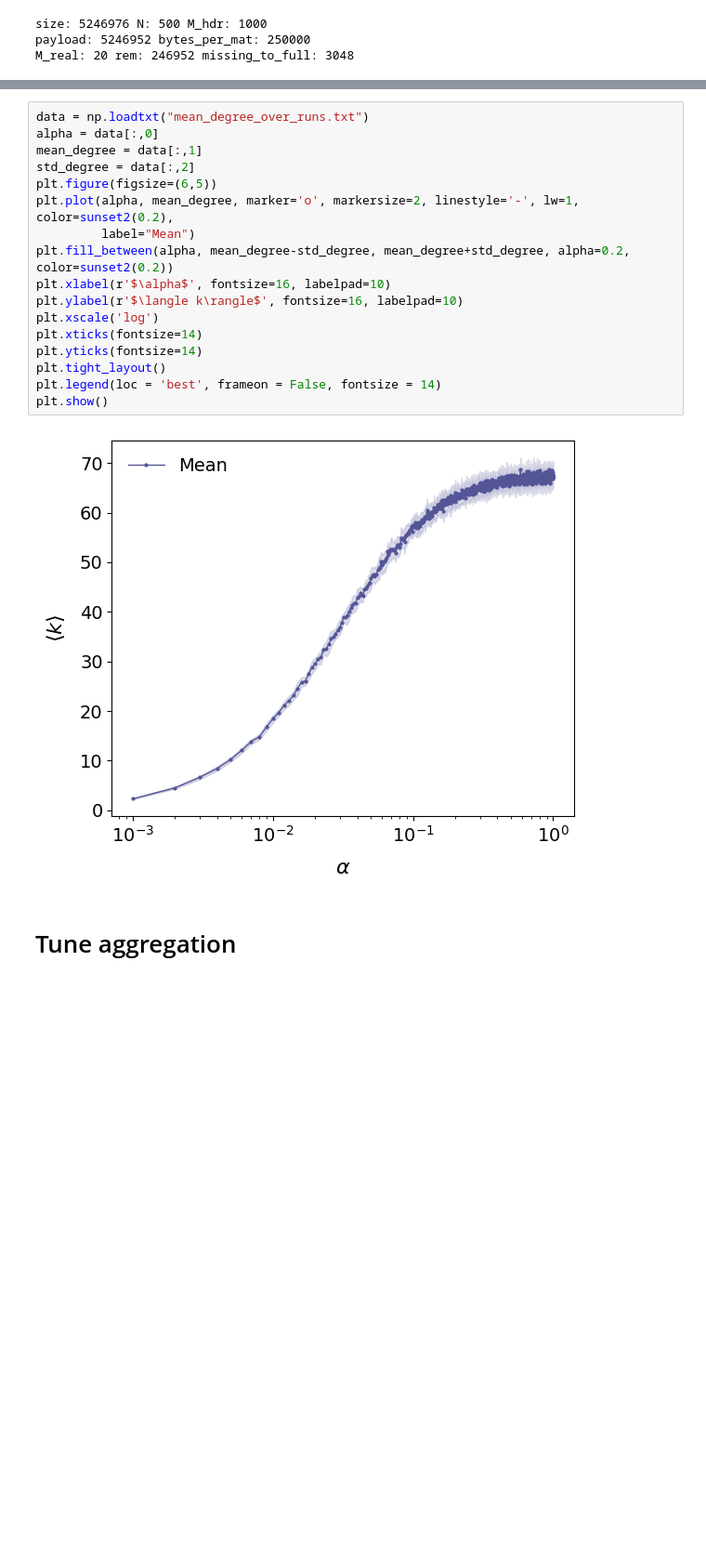
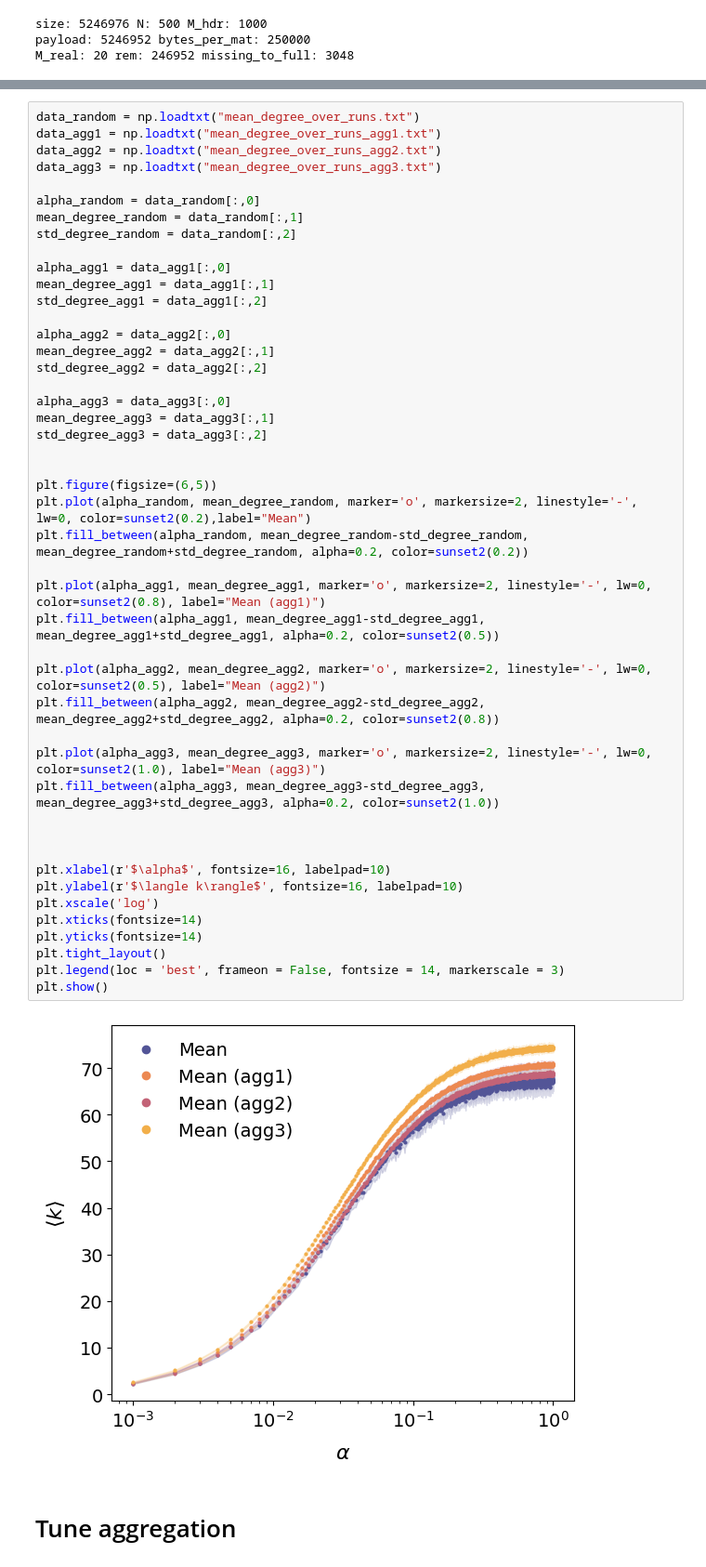
Before and after one commit to underDD/TFM, a Jupyter notebook: plots.ipynb, the cells around one changed output, grey strips where cells are left out. Shown at 93% size. Saved outputs shown, nothing was run; the diff lists cells and outputs as text; blank space fills up the shorter version.

```diff
--- a/plots.ipynb
+++ b/plots.ipynb
@@ -382,22 +445,51 @@ Saltando networks\adjacency_matrix_run019.bin
 # %%
-data = np.loadtxt("mean_degree_over_runs.txt")
-alpha = data[:,0]
-mean_degree = data[:,1]
-std_degree = data[:,2]
+data_random = np.loadtxt("mean_degree_over_runs.txt")
+data_agg1 = np.loadtxt("mean_degree_over_runs_agg1.txt")
+data_agg2 = np.loadtxt("mean_degree_over_runs_agg2.txt")
+data_agg3 = np.loadtxt("mean_degree_over_runs_agg3.txt")
+
+alpha_random = data_random[:,0]
+mean_degree_random = data_random[:,1]
+std_degree_random = data_random[:,2]
+
+alpha_agg1 = data_agg1[:,0]
+mean_degree_agg1 = data_agg1[:,1]
+std_degree_agg1 = data_agg1[:,2]
+
+alpha_agg2 = data_agg2[:,0]
+mean_degree_agg2 = data_agg2[:,1]
+std_degree_agg2 = data_agg2[:,2]
+
+alpha_agg3 = data_agg3[:,0]
+mean_degree_agg3 = data_agg3[:,1]
+std_degree_agg3 = data_agg3[:,2]
+
+
 plt.figure(figsize=(6,5))
-plt.plot(alpha, mean_degree, marker='o', markersize=2, linestyle='-', lw=1, color=sunset2(0.2),
-         label="Mean")
-plt.fill_between(alpha, mean_degree-std_degree, mean_degree+std_degree, alpha=0.2, color=sunset2(0.2))
+plt.plot(alpha_random, mean_degree_random, marker='o', markersize=2, linestyle='-', lw=0, color=sunset2(0.2),label="Mean")
+plt.fill_between(alpha_random, mean_degree_random-std_degree_random, mean_degree_random+std_degree_random, alpha=0.2, color=sunset2(0.2))
+
+plt.plot(alpha_agg1, mean_degree_agg1, marker='o', markersize=2, linestyle='-', lw=0, color=sunset2(0.8), label="Mean (agg1)")
+plt.fill_between(alpha_agg1, mean_degree_agg1-std_degree_agg1, mean_degree_agg1+std_degree_agg1, alpha=0.2, color=sunset2(0.5))
+
+plt.plot(alpha_agg2, mean_degree_agg2, marker='o', markersize=2, linestyle='-', lw=0, color=sunset2(0.5), label="Mean (agg2)")
+plt.fill_between(alpha_agg2, mean_degree_agg2-std_degree_agg2, mean_degree_agg2+std_degree_agg2, alpha=0.2, color=sunset2(0.8))
+
+plt.plot(alpha_agg3, mean_degree_agg3, marker='o', markersize=2, linestyle='-', lw=0, color=sunset2(1.0), label="Mean (agg3)")
+plt.fill_between(alpha_agg3, mean_degree_agg3-std_degree_agg3, mean_degree_agg3+std_degree_agg3, alpha=0.2, color=sunset2(1.0))
+
+
+
 plt.xlabel(r'$\alpha$', fontsize=16, labelpad=10)
 plt.ylabel(r'$\langle k\rangle$', fontsize=16, labelpad=10)
 plt.xscale('log')
 plt.xticks(fontsize=14)
 plt.yticks(fontsize=14)
 plt.tight_layout()
-plt.legend(loc = 'best', frameon = False, fontsize = 14)
+plt.legend(loc = 'best', frameon = False, fontsize = 14, markerscale = 3)
 plt.show()
 # %% [output]
-[figure, old version]
+[figure, new version]
 # %% [markdown]
 # Tune aggregation
 # %%
```
Also changed, not shown: parts of 2 cells of this notebook, 9 other files.
